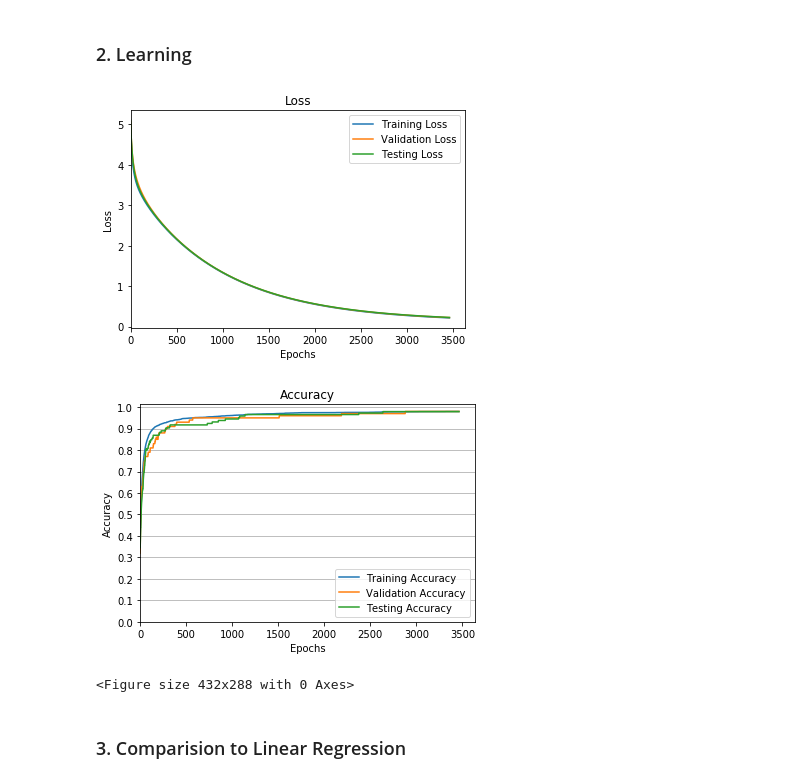
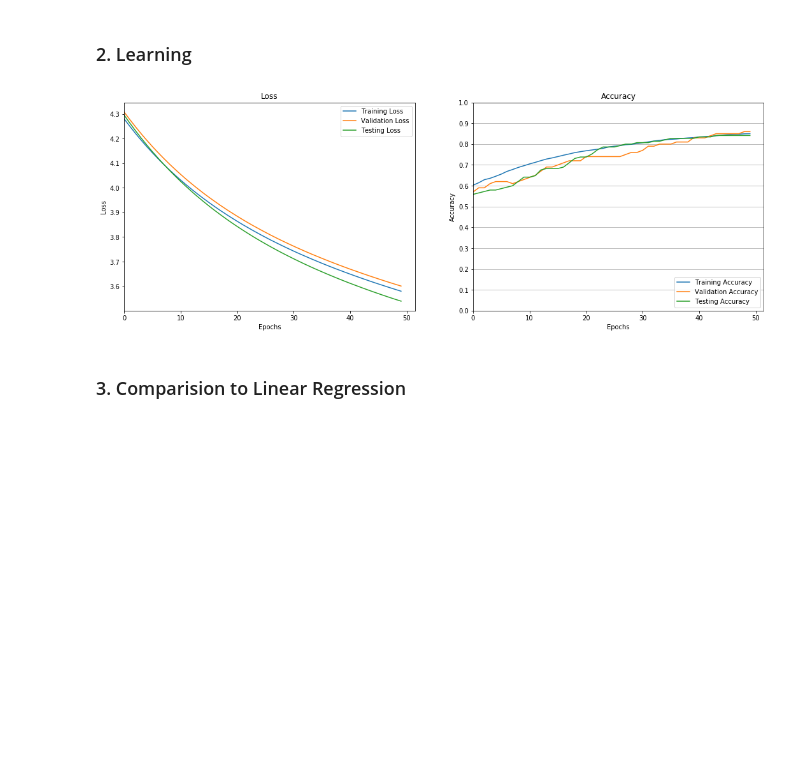
Before and after one commit to ekeilty17/ECE421-Assignments, a Jupyter notebook: A1/A1 WriteUp.ipynb, the cells around one changed output. Drawn from its saved outputs; the diff is of its cells as text; code cells hidden in the pictures; blank space fills up the shorter version.

Commit message:
Fixed plots

```diff
--- a/A1/A1 WriteUp.ipynb
+++ b/A1/A1 WriteUp.ipynb
@@ -245,0 +224,25 @@ plot_accuracy(np.arange(0, len(train_loss), 1), train_acc)#, valid_acc, test_acc
+# %%
+# Test your implementation of Gradient Descent with 5000 epochs and \lambda = 0. Investigate the
+# impact of learning rate, \alpha = 0.005, 0.001, 0.0001 on the performance of your classifier.
+# Plot the training, validation and test losses.
+
+N = trainData.shape[0]
+d = trainData.shape[1] * trainData.shape[2]
+for alpha in [0.005, 0.001, 0.0001]:
+
+    print("alpha =", alpha)
+
+    w = np.random.random_sample(d)
+    b = np.random.random_sample(1)
+    w, b, *statistics = grad_descent_MSE(w, b, trainData, trainTarget, alpha, 50, 0, 0.01, validData, validTarget, testData, testTarget)
+    train_loss, train_acc, valid_loss, valid_acc, test_loss, test_acc = statistics
+
+    print(f"Training loss: {train_loss[-1]:.4f}{'':20s}Training acc: {train_acc[-1]*100:.2f}%")
+    print(f"Validation loss: {valid_loss[-1]:.4f}{'':18s}Validation acc: {valid_acc[-1]*100:.2f}%")
+    print(f"Testing loss: {test_loss[-1]:.4f}{'':21s}Testing acc: {test_acc[-1]*100:.2f}%")
+
+    fig, ax = plt.subplots(1, 2, figsize=(18, 6))
+    plot_loss(np.arange(0, len(train_loss), 1), train_loss, valid_loss, test_loss, ax=ax[0])
+    plot_accuracy(np.arange(0, len(train_loss), 1), train_acc, valid_acc, test_acc, ax=ax[1])
+    plt.show()
+    plt.close()
@@ -394,49 +413,45 @@ def grad_descent(w, b, X, y, alpha, epochs, reg, error_tol, lossType="MSE",
 
         # Print Losses and Accurancies if printing is on
         if printing:
-            print(f"Training loss: {train_loss[-1]:.4f}\tTraining acc: {train_acc[-1] * 100:.2f}%")
+            print(f"Training loss: {train_loss[-1]:.4f}{'':20s}Training acc: {train_acc[-1] * 100:.2f}%")
             if validData is not None and validTarget is not None:
-                print(f"Validation loss: {valid_loss[-1]:.4f}\tValidation acc: {valid_acc[-1] * 100:.2f}%")
+                print(f"Validation loss: {valid_loss[-1]:.4f}{'':18s}Validation acc: {valid_acc[-1] * 100:.2f}%")
             if testData is not None and testTarget is not None:
-                print(f"Testing loss: {test_loss[-1]:.4f}\tTesting acc: {test_acc[-1] * 100:.2f}%")
+                print(f"Testing loss: {test_loss[-1]:.4f}{'':21s}Testing acc: {test_acc[-1] * 100:.2f}%")
 
         # Check stopping condition
         if i > 1 and np.abs(train_loss[-2] - train_loss[-1]) <= error_tol:
             break
 
     statistics = (train_loss, train_acc)
     if validData is not None and validTarget is not None:
         statistics += (valid_loss, valid_acc,)
     if testData is not None and testTarget is not None:
         statistics += (test_loss, test_acc,)
     out = (w, b, *statistics)
 
     return out
 
 X = trainData
 N = X.shape[0]
 d = X.shape[1] * X.shape[2]
 
 w = np.random.random_sample(d)
 w = w - w.mean()
 b = np.random.random_sample(1)
-w, b, *statistics = grad_descent(w, b, trainData, trainTarget, 0.005, 5000, 0.1, 0.0001, "CE", validData, validTarget, testData, testTarget)
+w, b, *statistics = grad_descent(w, b, trainData, trainTarget, 0.005, 50, 0.1, 0.0001, "CE", validData, validTarget, testData, testTarget)
 train_loss, train_acc, valid_loss, valid_acc, test_loss, test_acc = statistics
 #train_loss, train_acc = statistics
 
-plot_loss(np.arange(0, len(train_loss), 1), train_loss, valid_loss, test_loss, subplot=False)
+fig, ax = plt.subplots(1, 2, figsize=(18, 6))
+plot_loss(np.arange(0, len(train_loss), 1), train_loss, valid_loss, test_loss, ax=ax[0])
+plot_accuracy(np.arange(0, len(train_loss), 1), train_acc, valid_acc, test_acc, ax=ax[1])
 plt.show()
-plt.clf()
-plot_accuracy(np.arange(0, len(train_loss), 1), train_acc, valid_acc, test_acc, subplot=False)
-plt.show()
-plt.clf()
 
 # oops, I (Dev) kinda started doing this one by mistake. All that's left is the plotting of the curves
 # Eric
 # %% [output]
-[figure, old version]
+[figure, new version]
-[figure, removed]
-<Figure size 432x288 with 0 Axes>
 # %% [markdown]
 ### 3. Comparision to Linear Regression
 # %%
```
Also changed, not shown: parts of 8 cells of this notebook, 1 other file.
